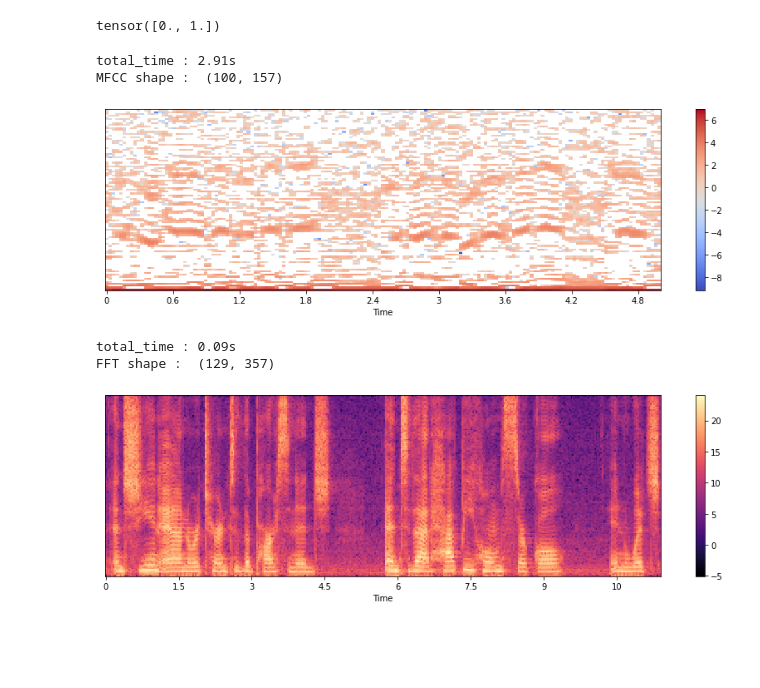
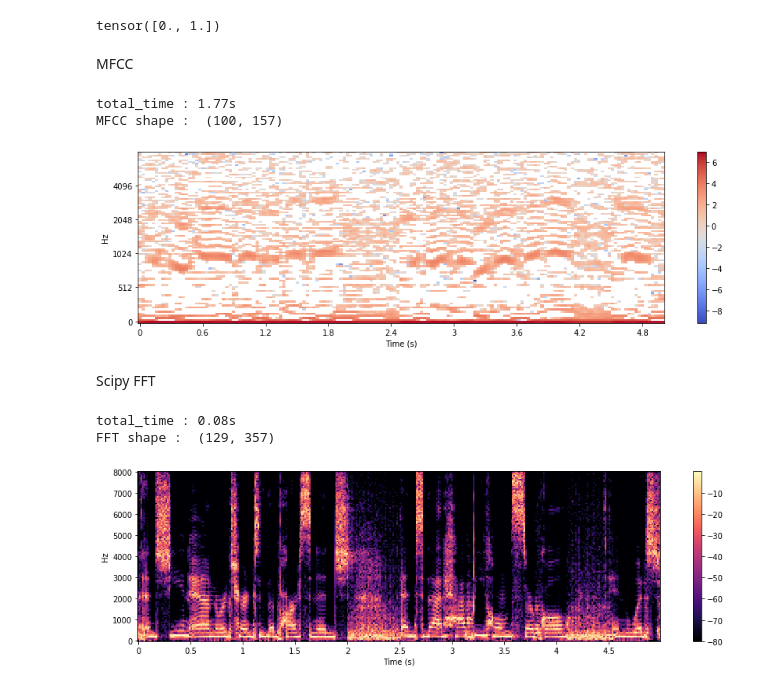
Before and after one commit to Mustapha-AJEGHRIR/klee_project_audio, a Jupyter notebook: notebooks/dataset.ipynb, the cells around one changed output. Drawn from its saved outputs; the diff is of its cells as text; code cells hidden in the pictures; blank space fills up the shorter version.

```diff
--- a/notebooks/dataset.ipynb
+++ b/notebooks/dataset.ipynb
@@ -262,37 +271,42 @@ clip, label = data[1500]
 label
 # %% [output]
 tensor([0., 1.])
+# %% [markdown]
+MFCC
 # %%
 tik = time()
 for _ in range(100):
     mfcc = librosa.feature.mfcc(y=clip[0].numpy(), n_mfcc=100, sr=16000)
 tok = time()
 print("total_time : {:.2f}s".format(tok-tik))
 print("MFCC shape : ", mfcc.shape)
 
 plt.figure(figsize=(15, 4))
 # librosa.display.specshow(mfcc, x_axis='time', sr=16000)
-librosa.display.specshow(np.log(mfcc), x_axis='time', sr=16000)
+librosa.display.specshow(np.log(mfcc), y_axis="mel", x_axis='s', sr=16000)
 plt.colorbar()
 plt.show()
 # %% [output]
-total_time : 2.91s
+total_time : 1.77s
 MFCC shape :  (100, 157)
-[figure, old version]
+[figure, new version]
+# %% [markdown]
+Scipy FFT
 # %%
 tik = time()
 for _ in range(100):
-    _, _, fft = scipy.signal.spectrogram(clip[0].numpy())
-    fft = np.log(fft)
+    _, _, fft = np.abs(scipy.signal.spectrogram(clip[0].numpy()))
 tok = time()
 print("total_time : {:.2f}s".format(tok-tik))
 print("FFT shape : ", fft.shape)
 
+# fft = np.log(fft)
+fft /= np.linalg.norm(fft, axis=0, keepdims=True) # normalize by sample with l2 norm
 plt.figure(figsize=(15, 4))
-librosa.display.specshow(fft, x_axis='time', sr=16000)
+librosa.display.specshow(librosa.amplitude_to_db(fft, ref=np.max), y_axis="hz", x_axis='s', sr=16000, hop_length=224)
 plt.colorbar()
 plt.show()
 # %% [output]
-total_time : 0.09s
+total_time : 0.08s
 FFT shape :  (129, 357)
-[figure, old version]
+[figure, new version]
```
Also changed, not shown: parts of 6 cells of this notebook, 1 other file.
